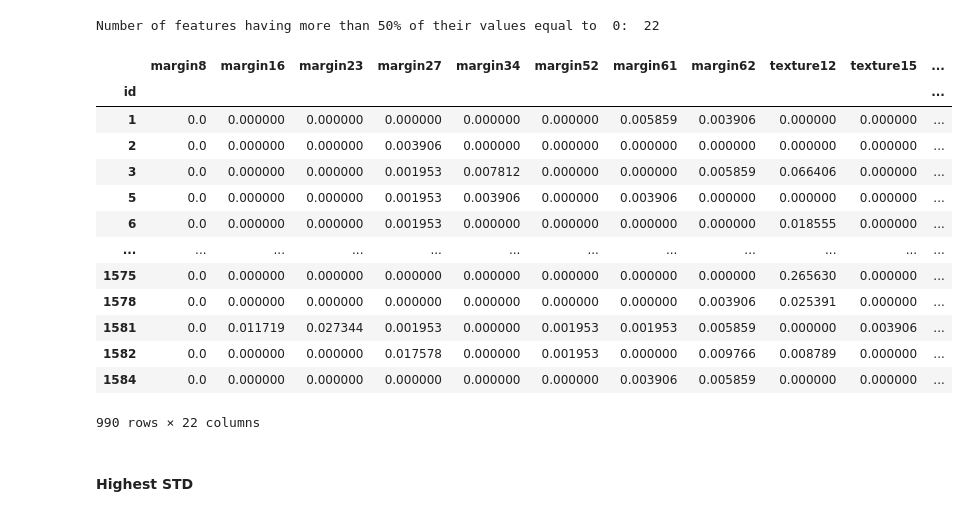
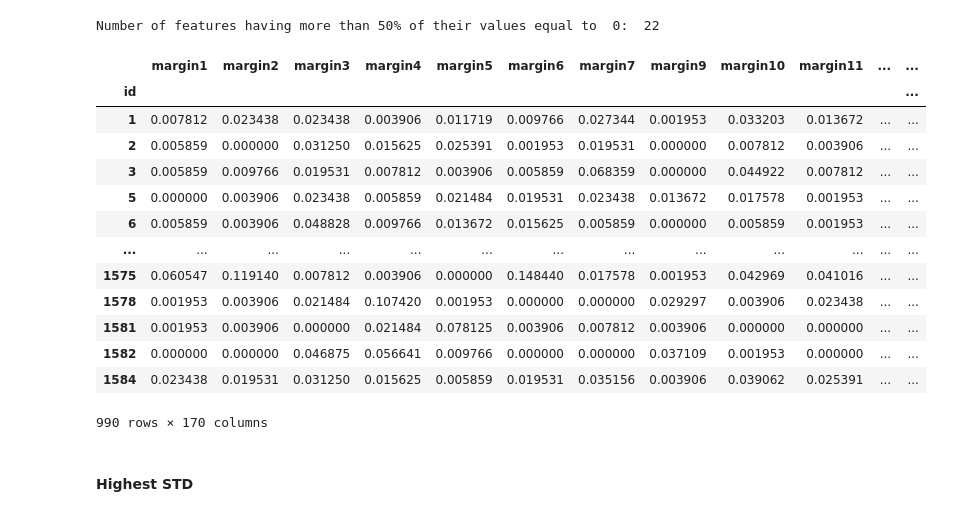
Before and after one commit to mwlussier/leaf_classification, a Jupyter notebook: notebooks/exploratory/Data Exploration.ipynb, the cells around one changed output. Saved outputs shown, nothing was run; the diff lists cells and outputs as text; code cells hidden in the pictures.

```diff
--- a/notebooks/exploratory/Data Exploration.ipynb
+++ b/notebooks/exploratory/Data Exploration.ipynb
@@ -44,22 +44,22 @@ print("Number of features having more than 50% of their values equal to  0: ", n
 # %% [output]
 Number of features having more than 50% of their values equal to  0:  22
 # %%
-train_data.loc[:, mask]
+train_data.loc[:, ~mask]
 # %% [output]
-|  | margin8 | margin16 | margin23 | margin27 | margin34 | margin52 | margin61 | margin62 | texture12 | texture15 | ... |
-| id |  |  |  |  |  |  |  |  |  |  | ... |
-| 1 | 0.0 | 0.000000 | 0.000000 | 0.000000 | 0.000000 | 0.000000 | 0.005859 | 0.003906 | 0.000000 | 0.000000 | ... |
-| 2 | 0.0 | 0.000000 | 0.000000 | 0.003906 | 0.000000 | 0.000000 | 0.000000 | 0.000000 | 0.000000 | 0.000000 | ... |
-| 3 | 0.0 | 0.000000 | 0.000000 | 0.001953 | 0.007812 | 0.000000 | 0.000000 | 0.005859 | 0.066406 | 0.000000 | ... |
-| 5 | 0.0 | 0.000000 | 0.000000 | 0.001953 | 0.003906 | 0.000000 | 0.003906 | 0.000000 | 0.000000 | 0.000000 | ... |
-| 6 | 0.0 | 0.000000 | 0.000000 | 0.001953 | 0.000000 | 0.000000 | 0.000000 | 0.000000 | 0.018555 | 0.000000 | ... |
-| ... | ... | ... | ... | ... | ... | ... | ... | ... | ... | ... | ... |
-| 1575 | 0.0 | 0.000000 | 0.000000 | 0.000000 | 0.000000 | 0.000000 | 0.000000 | 0.000000 | 0.265630 | 0.000000 | ... |
-| 1578 | 0.0 | 0.000000 | 0.000000 | 0.000000 | 0.000000 | 0.000000 | 0.000000 | 0.003906 | 0.025391 | 0.000000 | ... |
-| 1581 | 0.0 | 0.011719 | 0.027344 | 0.001953 | 0.000000 | 0.001953 | 0.001953 | 0.005859 | 0.000000 | 0.003906 | ... |
-| 1582 | 0.0 | 0.000000 | 0.000000 | 0.017578 | 0.000000 | 0.001953 | 0.000000 | 0.009766 | 0.008789 | 0.000000 | ... |
-| 1584 | 0.0 | 0.000000 | 0.000000 | 0.000000 | 0.000000 | 0.000000 | 0.003906 | 0.005859 | 0.000000 | 0.000000 | ... |
+|  | margin1 | margin2 | margin3 | margin4 | margin5 | margin6 | margin7 | margin9 | margin10 | margin11 | ... | ... |
+| id |  |  |  |  |  |  |  |  |  |  |  | ... |
+| 1 | 0.007812 | 0.023438 | 0.023438 | 0.003906 | 0.011719 | 0.009766 | 0.027344 | 0.001953 | 0.033203 | 0.013672 | ... | ... |
+| 2 | 0.005859 | 0.000000 | 0.031250 | 0.015625 | 0.025391 | 0.001953 | 0.019531 | 0.000000 | 0.007812 | 0.003906 | ... | ... |
+| 3 | 0.005859 | 0.009766 | 0.019531 | 0.007812 | 0.003906 | 0.005859 | 0.068359 | 0.000000 | 0.044922 | 0.007812 | ... | ... |
+| 5 | 0.000000 | 0.003906 | 0.023438 | 0.005859 | 0.021484 | 0.019531 | 0.023438 | 0.013672 | 0.017578 | 0.001953 | ... | ... |
+| 6 | 0.005859 | 0.003906 | 0.048828 | 0.009766 | 0.013672 | 0.015625 | 0.005859 | 0.000000 | 0.005859 | 0.001953 | ... | ... |
+| ... | ... | ... | ... | ... | ... | ... | ... | ... | ... | ... | ... | ... |
+| 1575 | 0.060547 | 0.119140 | 0.007812 | 0.003906 | 0.000000 | 0.148440 | 0.017578 | 0.001953 | 0.042969 | 0.041016 | ... | ... |
+| 1578 | 0.001953 | 0.003906 | 0.021484 | 0.107420 | 0.001953 | 0.000000 | 0.000000 | 0.029297 | 0.003906 | 0.023438 | ... | ... |
+| 1581 | 0.001953 | 0.003906 | 0.000000 | 0.021484 | 0.078125 | 0.003906 | 0.007812 | 0.003906 | 0.000000 | 0.000000 | ... | ... |
+| 1582 | 0.000000 | 0.000000 | 0.046875 | 0.056641 | 0.009766 | 0.000000 | 0.000000 | 0.037109 | 0.001953 | 0.000000 | ... | ... |
+| 1584 | 0.023438 | 0.019531 | 0.031250 | 0.015625 | 0.005859 | 0.019531 | 0.035156 | 0.003906 | 0.039062 | 0.025391 | ... | ... |
-990 rows × 22 columns
+990 rows × 170 columns
 # %%
 train_data = train_data.loc[:, mask]
 test_data = test_data.loc[:, mask]
```
Also changed, not shown: 3 other files.
